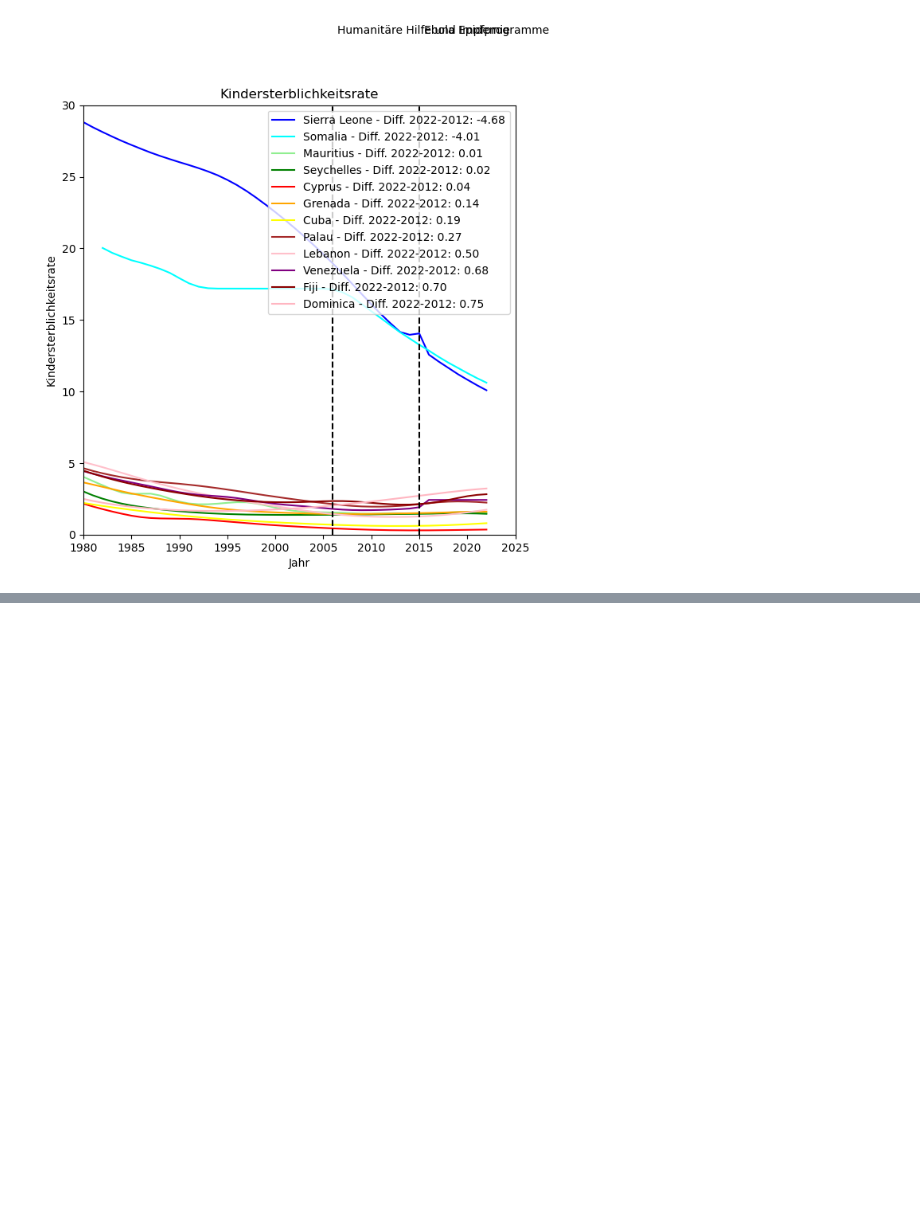
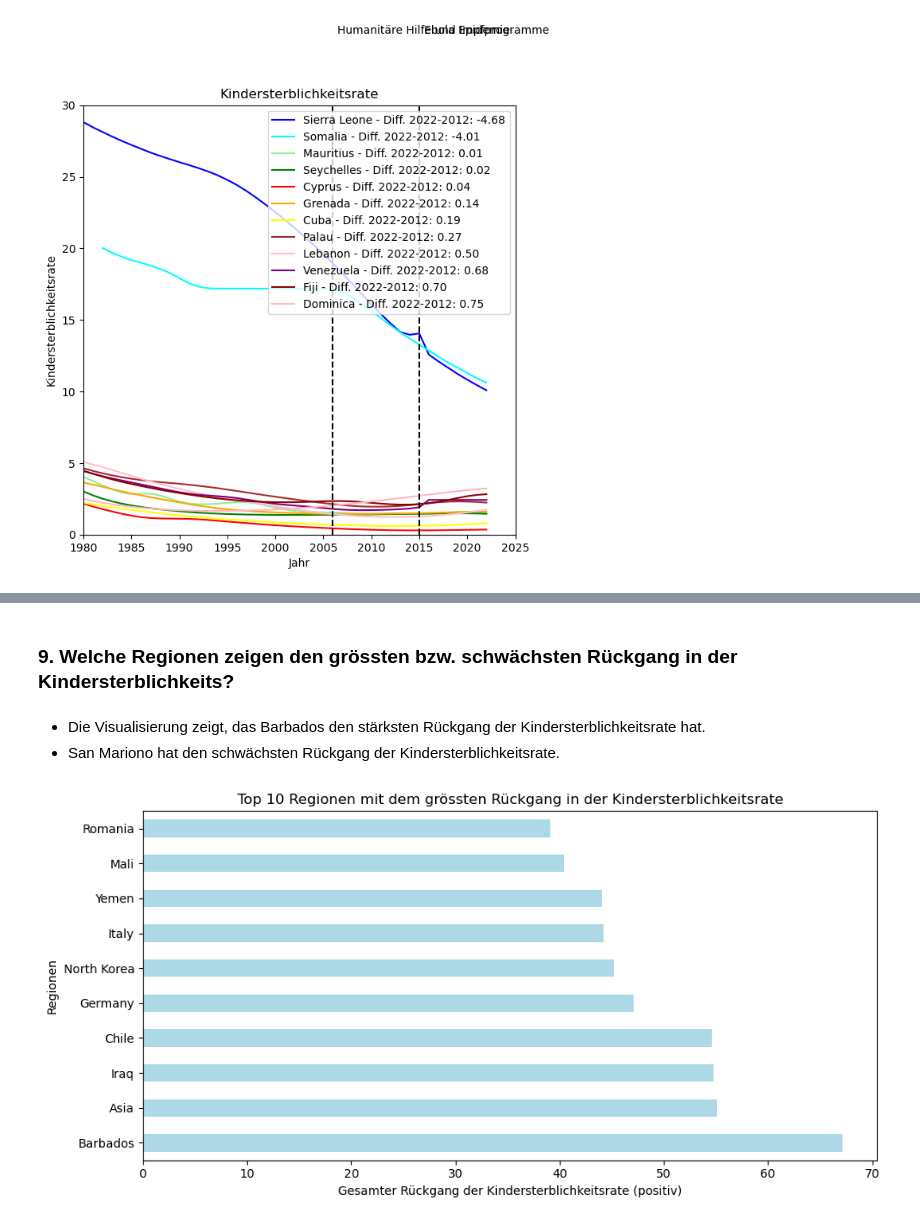
Before and after one commit to melisadedukic/MeliAjna, a Jupyter notebook: LN Python Melisa_Ajna.ipynb, the cells around one changed output, grey strips where cells are left out. Drawn from its saved outputs; the diff is of its cells as text; code cells hidden in the pictures; blank space fills up the shorter version.

```diff
--- a/LN Python Melisa_Ajna.ipynb
+++ b/LN Python Melisa_Ajna.ipynb
@@ -448,22 +437,0 @@ KeyError: 'Unter 5 Sterblichkeitsrate'
-# %%
-# Sicherstellen, dass die Spalten "Under-five mortality rate" und "Year" numerisch sind
-df['Under-five mortality rate'] = pd.to_numeric(df['Under-five mortality rate'], errors='coerce')
-df['Year'] = pd.to_numeric(df['Year'], errors='coerce')
-df = df.dropna(subset=['Under-five mortality rate', 'Year'])  # Entferne Zeilen mit fehlenden Werten
-
-# Daten nach Ländern gruppieren und die jährlichen Veränderungen berechnen
-df_sorted = df.sort_values(by=['Entity', 'Year'])  # Daten nach Land und Jahr sortieren
-df['Change'] = df.groupby('Entity')['Under-five mortality rate'].diff()  # Differenz zur vorherigen Jahr
-
-# Filtern: Jahre mit steigender Kindersterblichkeitsrate
-increasing_rates = df[df['Change'] > 0]
-
-# Ab welchem Jahr hat die Kindersterblichkeitsrate in jedem Land zugenommen?
-first_increase = increasing_rates.groupby('Entity').first().reset_index()
-
-# Ergebnisse anzeigen
-print("Ab welchem Jahr hat die Kindersterblichkeitsrate zugenommen:")
-print(first_increase[['Entity', 'Year', 'Under-five mortality rate']])
-
-# Optional: Export der Ergebnisse in eine CSV-Datei
-first_increase.to_csv('countries_first_increase.csv', index=False)
@@ -485,0 +472,26 @@ Ab welchem Jahr hat die Kindersterblichkeitsrate zugenommen:
+# %% [markdown]
+### 9. Welche Regionen zeigen den grössten bzw. schwächsten Rückgang in der Kindersterblichkeits?
+# %% [markdown]
+- Die Visualisierung zeigt, das Barbados den stärksten Rückgang der Kindersterblichkeitsrate hat.
+- San Mariono hat den schwächsten Rückgang der Kindersterblichkeitsrate.
+# %%
+# Berechnung des jährlichen Rückgangs
+df_sorted['Change'] = df_sorted.groupby('Gebiet')['Unter 5 Sterblichkeitsrate'].diff()
+
+# Summieren des gesamten Rückgangs (und Umwandlung in positive Werte)
+total_decline = df_sorted.groupby('Gebiet')['Change'].sum()
+total_decline = total_decline[total_decline < 0].abs().sort_values(ascending=False)
+
+# Auswahl der Top 10 Regionen mit dem grössten Rückgang
+top10_decline = total_decline.head(10)
+
+# Visualisierung: Balkendiagramm mit positiven Werten
+plt.figure(figsize=(10, 5))
+top10_decline.plot(kind='barh', color='lightblue')
+plt.title('Top 10 Regionen mit dem grössten Rückgang in der Kindersterblichkeitsrate')
+plt.xlabel('Gesamter Rückgang der Kindersterblichkeitsrate (positiv)')
+plt.ylabel('Regionen')
+plt.tight_layout()
+plt.show()
+# %% [output]
+[figure, added]
```
Also changed, not shown: parts of 20 cells of this notebook, 4 other files.
